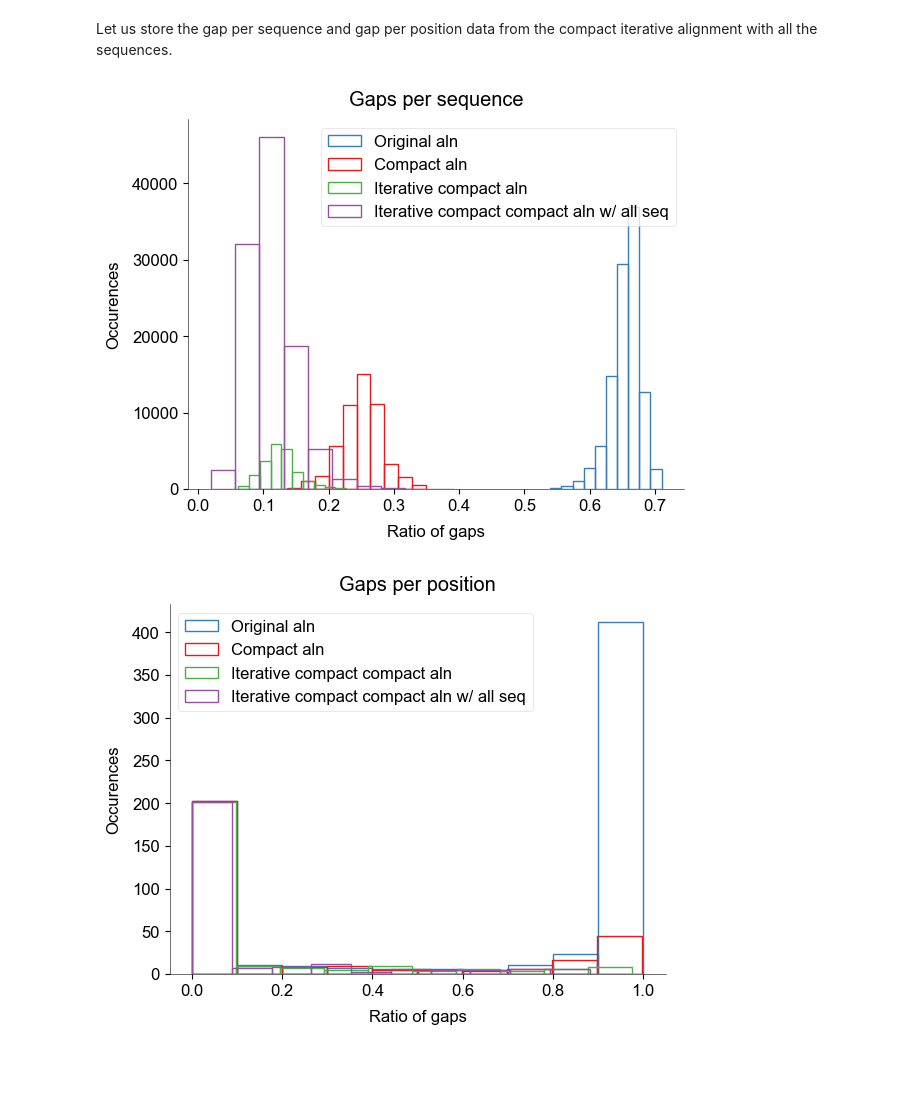
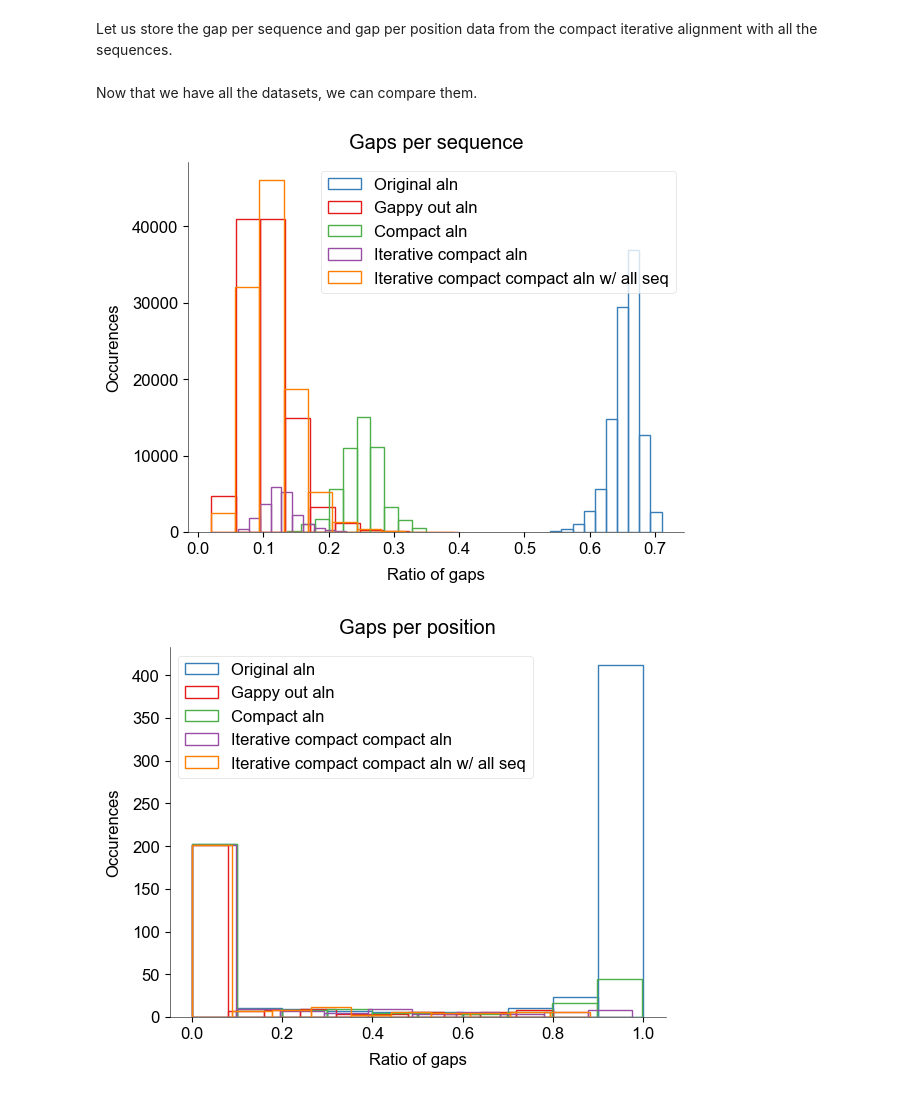
Before and after one commit to shoyip/SerProtAlign, a Jupyter notebook: notebooks/01_compact_alignment.ipynb, the cells around one changed output. Saved outputs shown, nothing was run; the diff lists cells and outputs as text; code cells hidden in the pictures; blank space fills up the shorter version.

Commit message:
added gappy out statistics in compact aln notebook

```diff
--- a/notebooks/01_compact_alignment.ipynb
+++ b/notebooks/01_compact_alignment.ipynb
@@ -42,0 +53,3 @@ orig_pos_gap = aln.get_pos_gap()
+# %%
+gappy_seq_gap = aln.get_seq_gap()
+gappy_pos_gap = aln.get_pos_gap()
@@ -42,0 +80,22 @@ orig_pos_gap = aln.get_pos_gap()
+# %%
+fig2_data = [
+    {
+        'data': orig_pos_gap,
+        'label': 'Original aln',
+        'color': color_cycle[0]
+    }, {
+
+        'data': gappy_pos_gap,
+        'label': 'Gappy out aln',
+        'color': color_cycle[1]
+    }
+]
+# %%
+fig = plt.figure()
+plt.title('Gaps per position')
+for dataset in fig2_data:
+    plt.hist(dataset['data'], label=dataset['label'], facecolor='none', edgecolor='#'+dataset['color'], linewidth=1)
+plt.xlabel('Ratio of gaps')
+plt.ylabel('Occurences')
+plt.legend()
+plt.show()
@@ -192,38 +274,45 @@ Let us store the gap per sequence and gap per position data from the compact ite
 # %%
 iterall_seq_gap = aln.get_seq_gap()
 iterall_pos_gap = aln.get_pos_gap()
+# %% [markdown]
+Now that we have all the datasets, we can compare them.
 # %%
-fig5_data = [
+fig7_data = [
     {
         'data': orig_seq_gap,
         'label': 'Original aln',
         'color': color_cycle[0]
     }, {
 
+        'data': gappy_seq_gap,
+        'label': 'Gappy out aln',
+        'color': color_cycle[1]
+    }, {
+
         'data': comp_seq_gap,
         'label': 'Compact aln',
-        'color': color_cycle[1]
+        'color': color_cycle[2]
     }, {
 
         'data': iter_seq_gap,
         'label': 'Iterative compact aln',
-        'color': color_cycle[2]
+        'color': color_cycle[3]
     }, {
 
         'data': iterall_seq_gap,
         'label': 'Iterative compact compact aln w/ all seq',
-        'color': color_cycle[3]
+        'color': color_cycle[4]
     }
 ]
 # %%
 fig = plt.figure()
 plt.title('Gaps per sequence')
-for dataset in fig5_data:
+for dataset in fig7_data:
     plt.hist(dataset['data'], label=dataset['label'], facecolor='none', edgecolor='#'+dataset['color'], linewidth=1)
 plt.xlabel('Ratio of gaps')
 plt.ylabel('Occurences')
 plt.legend()
 plt.show()
 # %% [output]
-[figure, old version]
+[figure, new version]
 # %%
@@ -252,11 +346,11 @@ fig6_data = [
 # %%
 fig = plt.figure()
 plt.title('Gaps per position')
-for dataset in fig6_data:
+for dataset in fig8_data:
     plt.hist(dataset['data'], label=dataset['label'], facecolor='none', edgecolor='#'+dataset['color'], linewidth=1)
 plt.xlabel('Ratio of gaps')
 plt.ylabel('Occurences')
 plt.legend()
 plt.show()
 # %% [output]
-[figure, old version]
+[figure, new version]
```
Also changed, not shown: parts of 23 cells of this notebook, 1 other file.
